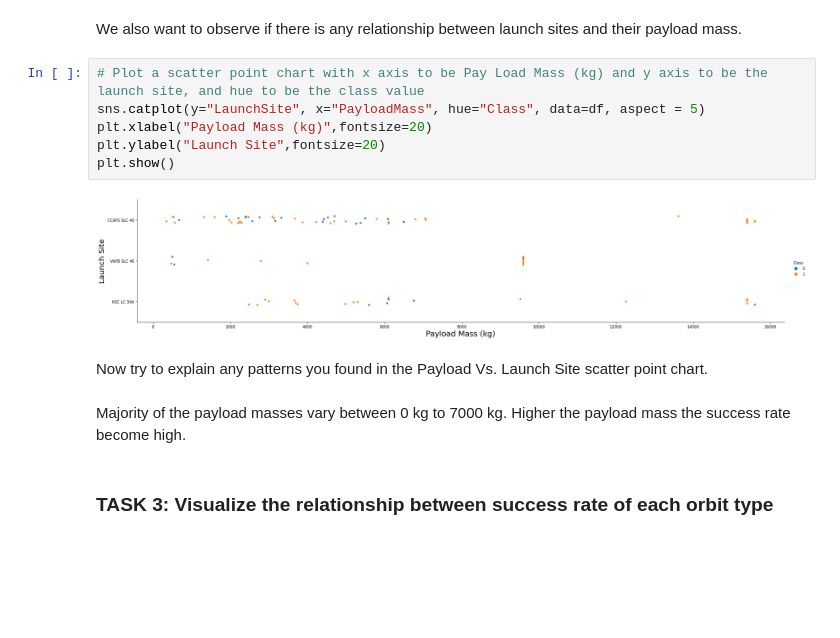
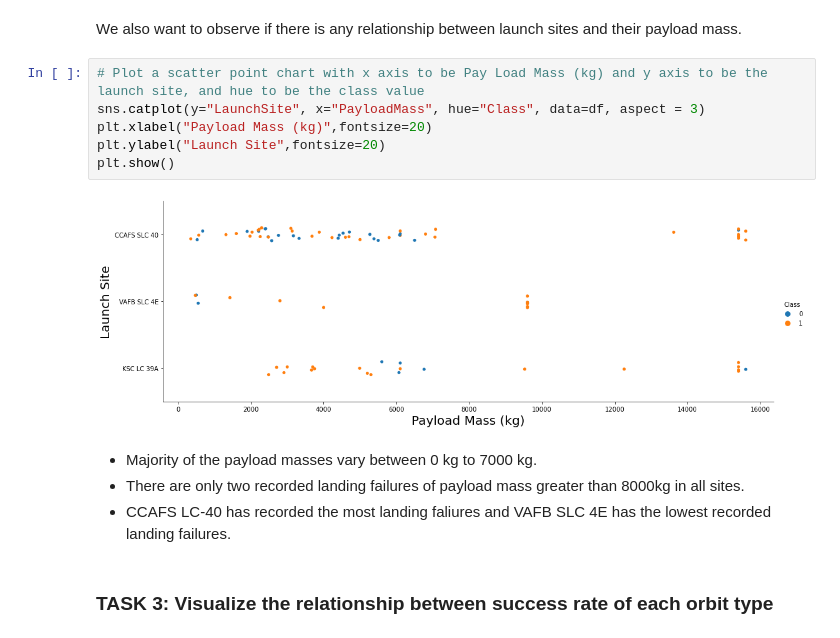
Before and after one commit to gamunu/coursera_ml_python, a Jupyter notebook: spacex-eda-with-data-visualization.ipynb, the cells around one changed output. Saved outputs shown, nothing was run; the diff lists cells and outputs as text; blank space fills up the shorter version.

```diff
--- a/spacex-eda-with-data-visualization.ipynb
+++ b/spacex-eda-with-data-visualization.ipynb
@@ -100,16 +100,16 @@ We see that `CCAFS LC-40` had the most flights, next `KSC LC-39A` and finally `V
 We also want to observe if there is any relationship between launch sites and their payload mass.
 # %%
 # Plot a scatter point chart with x axis to be Pay Load Mass (kg) and y axis to be the launch site, and hue to be the class value
-sns.catplot(y="LaunchSite", x="PayloadMass", hue="Class", data=df, aspect = 5)
+sns.catplot(y="LaunchSite", x="PayloadMass", hue="Class", data=df, aspect = 3)
 plt.xlabel("Payload Mass (kg)",fontsize=20)
 plt.ylabel("Launch Site",fontsize=20)
 plt.show()
 # %% [output]
-[figure, old version]
+[figure, new version]
-# %% [markdown]
-Now try to explain any patterns you found in the Payload Vs. Launch Site scatter point chart.
-# %% [markdown]
-Majority of the payload masses vary between 0 kg to 7000 kg. Higher the payload mass the success rate become high.
+# %% [markdown]
+* Majority of the payload masses vary between 0 kg to 7000 kg.
+* There are only two recorded landing failures of payload mass greater than 8000kg in all sites.
+* CCAFS LC-40 has recorded the most landing faliures and VAFB SLC 4E has the lowest recorded landing failures.
 # %% [markdown]
 ### TASK  3: Visualize the relationship between success rate of each orbit type
 # %% [markdown]
```
Also changed, not shown: parts of 7 cells of this notebook.
